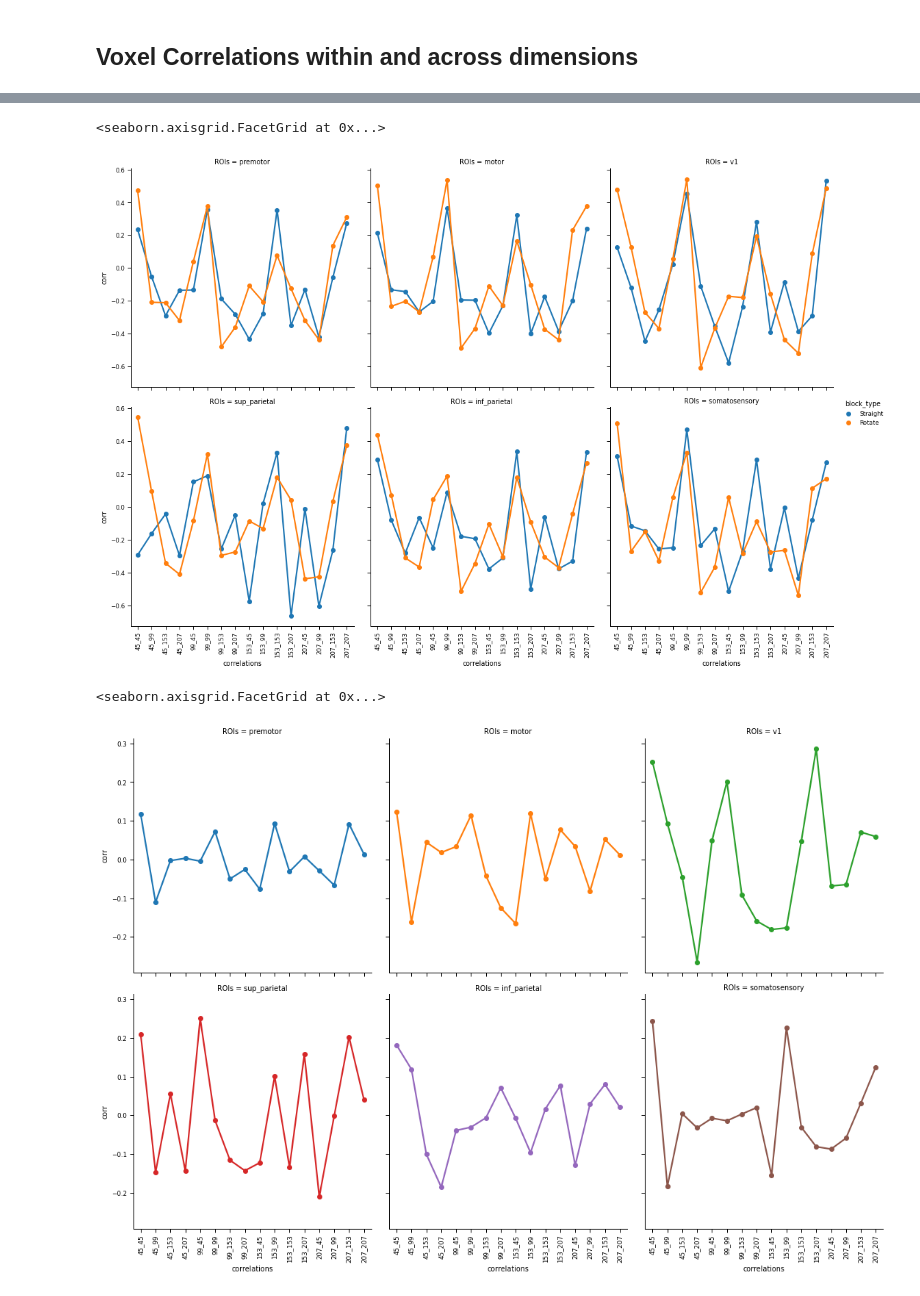
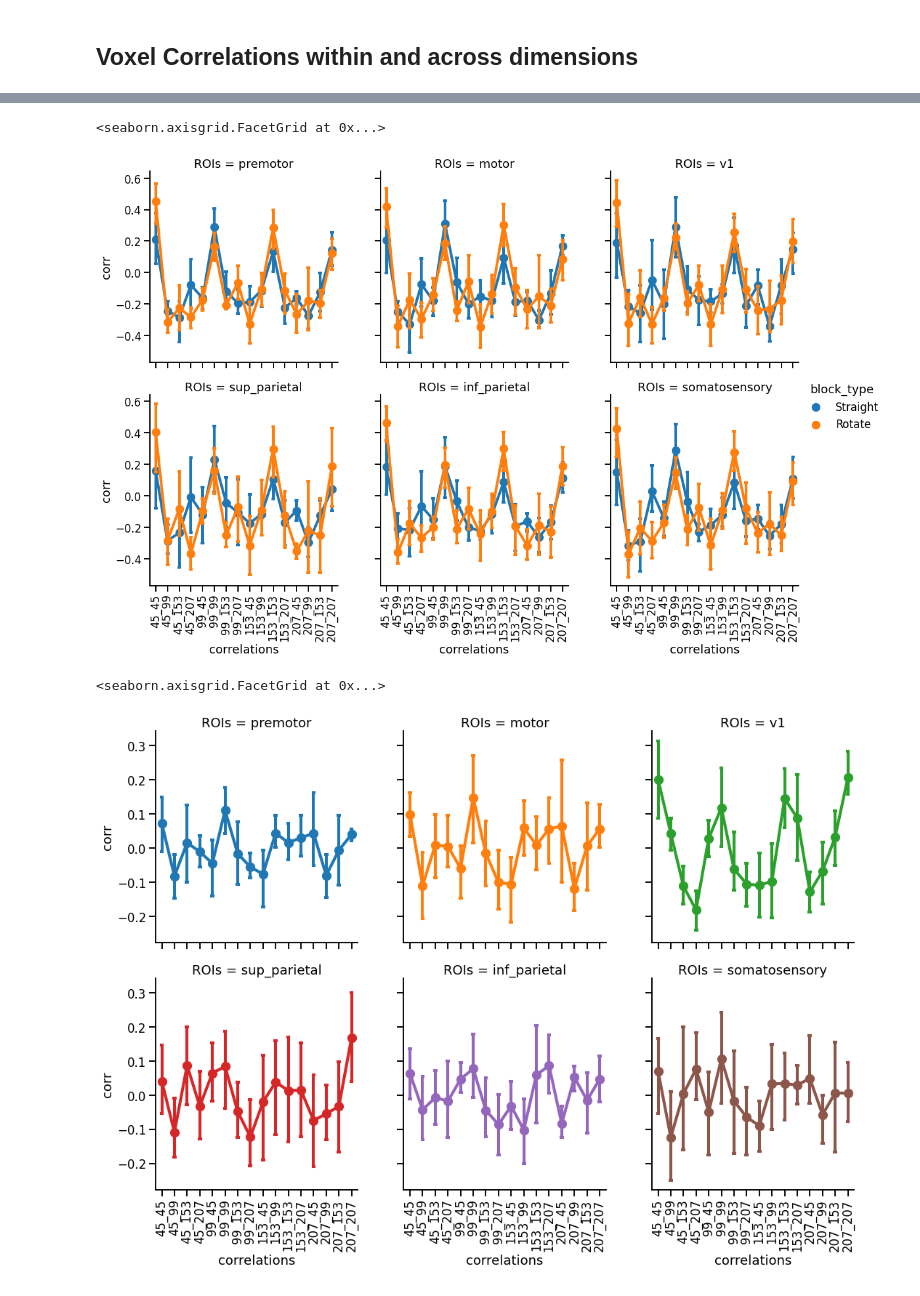
Before and after one commit to tejas-savalia/fmri_project, a Jupyter notebook: mvpa.ipynb, the cells around one changed output, grey strips where cells are left out. Drawn from its saved outputs; the diff is of its cells as text; code cells hidden in the pictures.

Commit message:
Plots for brownbag

```diff
--- a/mvpa.ipynb
+++ b/mvpa.ipynb
@@ -307,3 +83,0 @@ Index(['runs', 'block_type', 'ROIs', '45_45', '45_99', '45_153', '45_207',
-# %%
-for i, k in enumerate(np.sort(list(z_maps.keys()))):
-    print (i, k)
@@ -315,9 +84,9 @@ for i, k in enumerate(np.sort(list(z_maps.keys()))):
 # %%
-subject_id = '02'
+subject_id = '01'
 for run in range(1, 11):
     run_no = str(run).zfill(2)
-    beta_maps_dir = f'analyses_results/sub-{subject_id}/beta_maps/run-{run_no}/'
-    run_beta_maps = os.listdir(f'analyses_results/sub-{subject_id}/beta_maps/run-{run_no}/')
+    beta_maps_dir = f'analyses_results/sub-{subject_id}/beta_maps/trial_level/run-{run_no}/'
+    run_beta_maps = os.listdir(f'analyses_results/sub-{subject_id}/beta_maps/trial_level/run-{run_no}/')
 
     z_maps = {}
 
@@ -330,7 +99,11 @@ for run in range(1, 11):
     mean_centered = image.math_img("np.subtract(all_images, mean_image[:, :, :, None])", all_images = all_images, mean_image = mean_image)
 
     for i, key in enumerate(np.sort(list(z_maps.keys()))):
+
         z_maps[key] = image.index_img(mean_centered, slice(i*10,i*10+10))
+
+        #For single beta map for odd vs even
+        #z_maps[key] = image.index_img(mean_centered, slice(i*2,i*2+2))
 
     for mask in masks.keys():
         even_dir_dict = {}
@@ -343,6 +116,8 @@ for run in range(1, 11):
             resampled_mask = image.resample_to_img(mask_image, z_maps[direction], interpolation='nearest')
 
             fmri_masked = masking.apply_mask(z_maps[direction], mask_img=resampled_mask)
+
+
             even = fmri_masked[0::2]
             odd = fmri_masked[1::2]
 
@@ -418,20 +185,23 @@ for mask in masks.keys():
 
     for run in range(1, 11):
         run_no = str(run).zfill(2)
-        beta_maps_dir = f'analyses_results/sub-{subject_id}/beta_maps/run-{run_no}/'
-        run_beta_maps = os.listdir(f'analyses_results/sub-{subject_id}/beta_maps/run-{run_no}/')
+        beta_maps_dir = f'analyses_results/sub-{subject_id}/beta_maps/direction_level/run-{run_no}/'
+        run_beta_maps = os.listdir(f'analyses_results/sub-{subject_id}/beta_maps/direction_level/run-{run_no}/')
 
         z_maps = {}
 
         for i in run_beta_maps:
             z_maps[i[5:-7]] = image.load_img(os.path.join(beta_maps_dir, i))
 
+
         all_images = image.concat_imgs((z_maps['153'], z_maps['207'], z_maps['45'],z_maps['99']))
         mean_image = image.mean_img(all_images)
         mean_centered = image.math_img("np.subtract(all_images, mean_image[:, :, :, None])", all_images = all_images, mean_image = mean_image)
 
         for i, key in enumerate(np.sort(list(z_maps.keys()))):
-            z_maps[key] = image.index_img(mean_centered, slice(i*10,i*10+10))
+            #z_maps[key] = image.index_img(mean_centered, slice(i*10,i*10+10))
+            #z_maps[key] = image.index_img(mean_centered, slice(i*2,i*2+2))
+            z_maps[key] = image.index_img(mean_centered, slice(i*1,i*1+1))
 
 
         if run%2 != 0:
@@ -494,26 +253,26 @@ dir_dict_straight
 # %%
 correlations_melt = correlations.melt(id_vars=['runs', 'block_type', 'ROIs'], var_name = 'correlations', value_name='corr')
 # %%
-sns.set_context('paper')
+sns.set_context('talk')
 g = sns.catplot(x = 'correlations', y = 'corr', hue = 'block_type', col = 'ROIs', col_wrap = 3,
-                kind = 'point', data = correlations_melt.loc[correlations_melt['runs'] > 8], capsize = 0.1)
+                kind = 'point', data = correlations_melt.loc[correlations_melt['runs'] < 11], capsize = 0.1)
 
 g.set_axis_labels().set_xticklabels(rotation = 90)
 # %% [output]
 <seaborn.axisgrid.FacetGrid at 0x...>
-[figure, old version]
+[figure, new version]
 # %%
 bw_correlations_melt = bw_correlations.melt(id_vars=['run_pairs',  'ROIs'], var_name = 'correlations', value_name='corr')
 # %%
-sns.set_context('paper')
+sns.set_context('talk')
 
 ax = sns.catplot(x = 'correlations', y = 'corr', hue = 'ROIs', col = 'ROIs', col_wrap=3,
-                 kind = 'point', data = bw_correlations_melt.loc[((bw_correlations_melt['run_pairs'] >= 5))], capsize = 0.1)
+                 kind = 'point', data = bw_correlations_melt.loc[((bw_correlations_melt['run_pairs'] <= 10))], capsize = 0.1)
 
 ax.set_axis_labels().set_xticklabels(rotation = 90)
 # %% [output]
 <seaborn.axisgrid.FacetGrid at 0x...>
-[figure, old version]
+[figure, new version]
 # %%
 aim = []
 for i in bw_correlations_melt.correlations.str.split('_').values:
```
Also changed, not shown: parts of 43 cells of this notebook, 12 other files.
